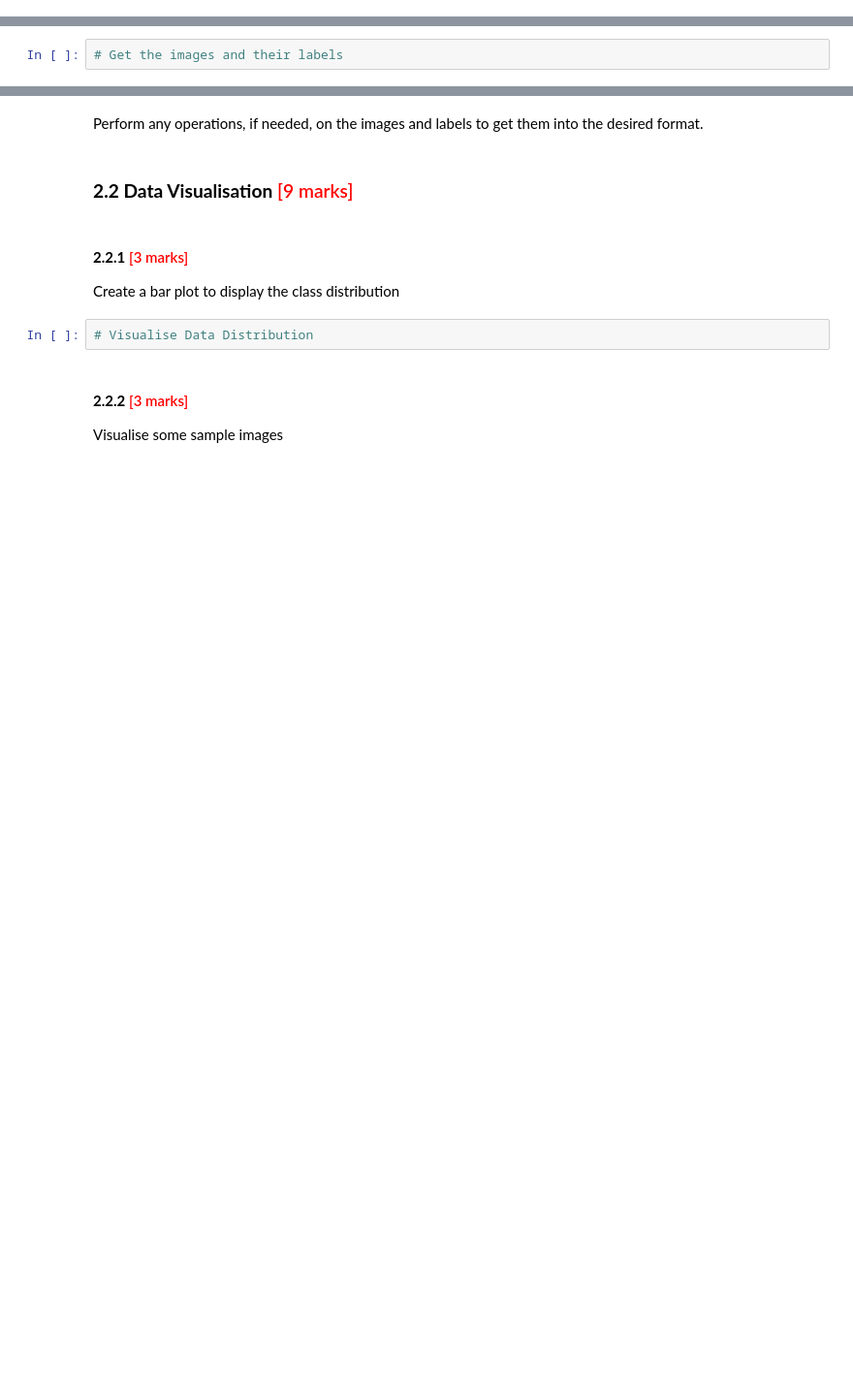
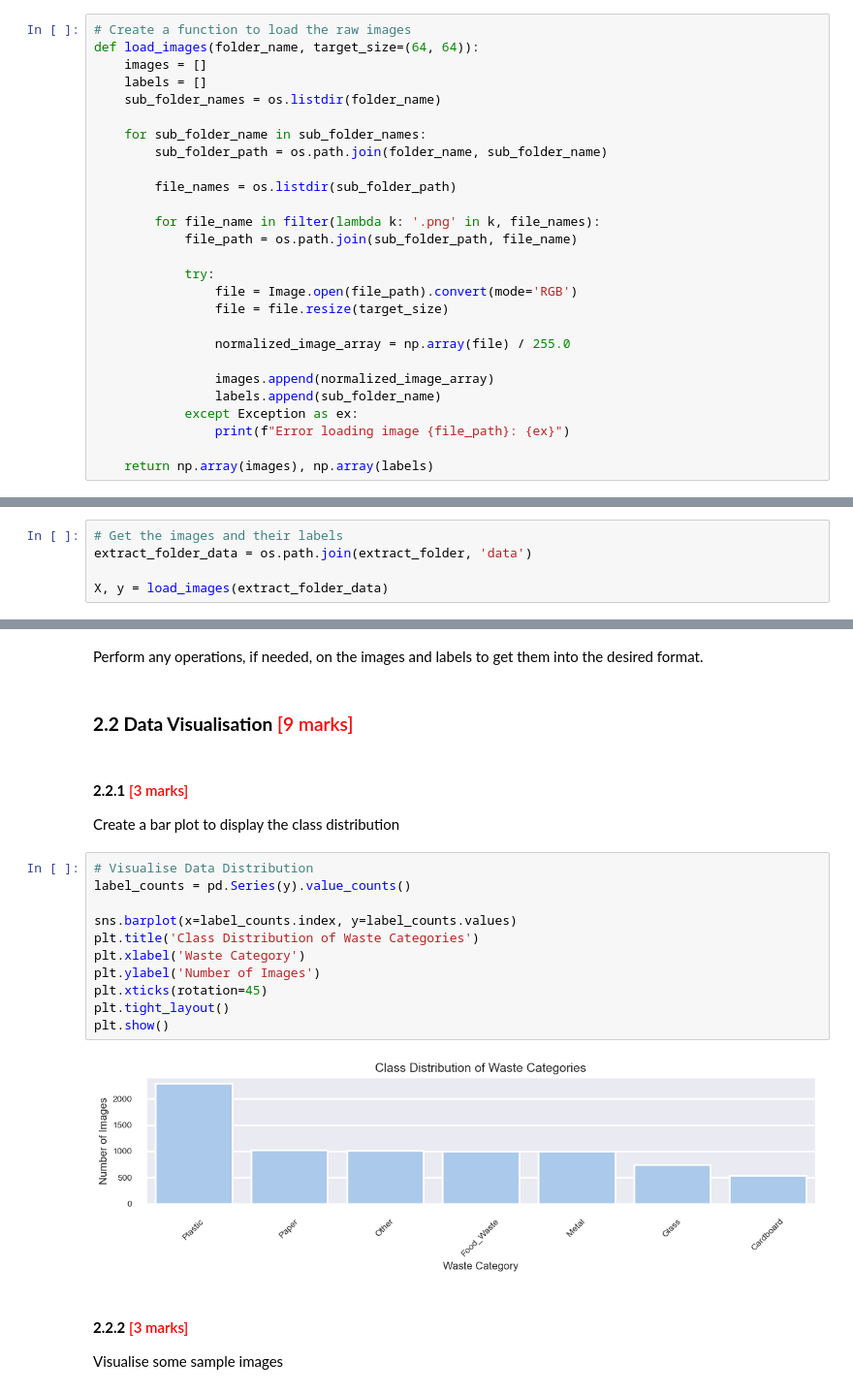
Before and after one commit to uvarajthulasiram/CNN-WasteManagement, a Jupyter notebook: CNN_Assg_Waste_Segregation_Starter.ipynb, the cells around one changed output, grey strips where cells are left out. Shown at 97% size. Drawn from its saved outputs; the diff is of its cells as text; blank space fills up the shorter version.

```diff
--- a/CNN_Assg_Waste_Segregation_Starter.ipynb
+++ b/CNN_Assg_Waste_Segregation_Starter.ipynb
@@ -65,3 +128,30 @@ Create a function to load the images.
+# %%
+# Create a function to load the raw images
+def load_images(folder_name, target_size=(64, 64)):
+    images = []
+    labels = []
+    sub_folder_names = os.listdir(folder_name)
+
+    for sub_folder_name in sub_folder_names:
+        sub_folder_path = os.path.join(folder_name, sub_folder_name)
+
+        file_names = os.listdir(sub_folder_path)
+
+        for file_name in filter(lambda k: '.png' in k, file_names):
+            file_path = os.path.join(sub_folder_path, file_name)
+
+            try:
+                file = Image.open(file_path).convert(mode='RGB')
+                file = file.resize(target_size)
+
+                normalized_image_array = np.array(file) / 255.0
+
+                images.append(normalized_image_array)
+                labels.append(sub_folder_name)
+            except Exception as ex:
+                print(f"Error loading image {file_path}: {ex}")
+
+    return np.array(images), np.array(labels)
 # %% [markdown]
 #### **2.1.2** <font color=red> [5 marks] </font><br>
 Load images and labels.
@@ -71,3 +161,6 @@ Load the images from the dataset directory. Labels of images are present in the
 Verify if the images and labels are loaded correctly.
 # %%
 # Get the images and their labels
+extract_folder_data = os.path.join(extract_folder, 'data')
+
+X, y = load_images(extract_folder_data)
@@ -78,8 +184,19 @@ Perform any operations, if needed, on the images and labels to get them into the
 # %% [markdown]
 #### **2.2.1** <font color=red> [3 marks] </font><br>
 Create a bar plot to display the class distribution
-# %%
-# Visualise Data Distribution
+# %%
+# Visualise Data Distribution
+label_counts = pd.Series(y).value_counts()
+
+sns.barplot(x=label_counts.index, y=label_counts.values)
+plt.title('Class Distribution of Waste Categories')
+plt.xlabel('Waste Category')
+plt.ylabel('Number of Images')
+plt.xticks(rotation=45)
+plt.tight_layout()
+plt.show()
+# %% [output]
+[figure, added]
 # %% [markdown]
 #### **2.2.2** <font color=red> [3 marks] </font><br>
 Visualise some sample images
```
Also changed, not shown: parts of 11 cells of this notebook.
